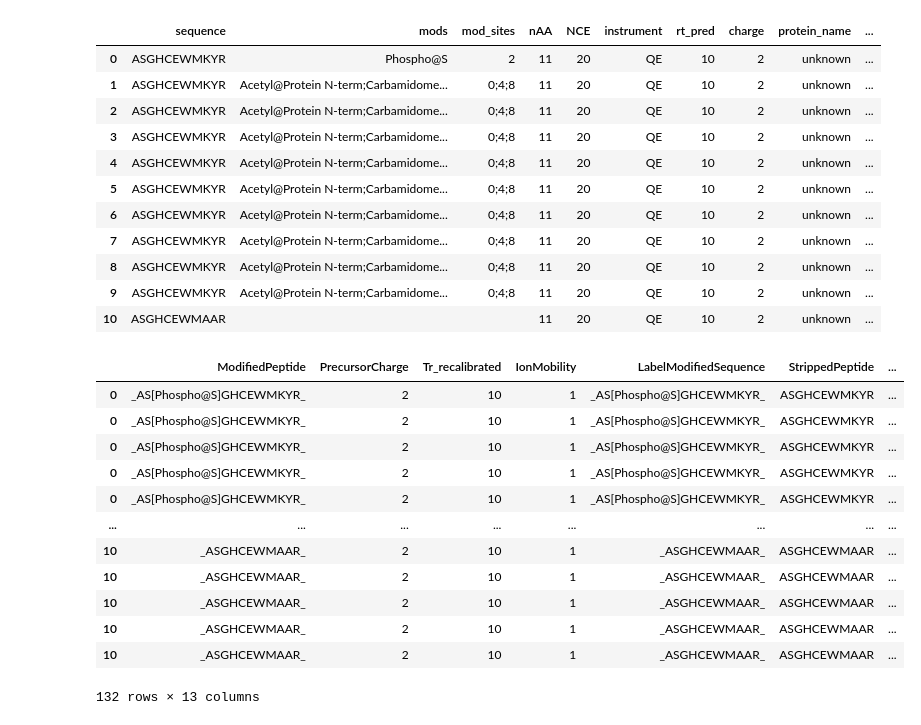
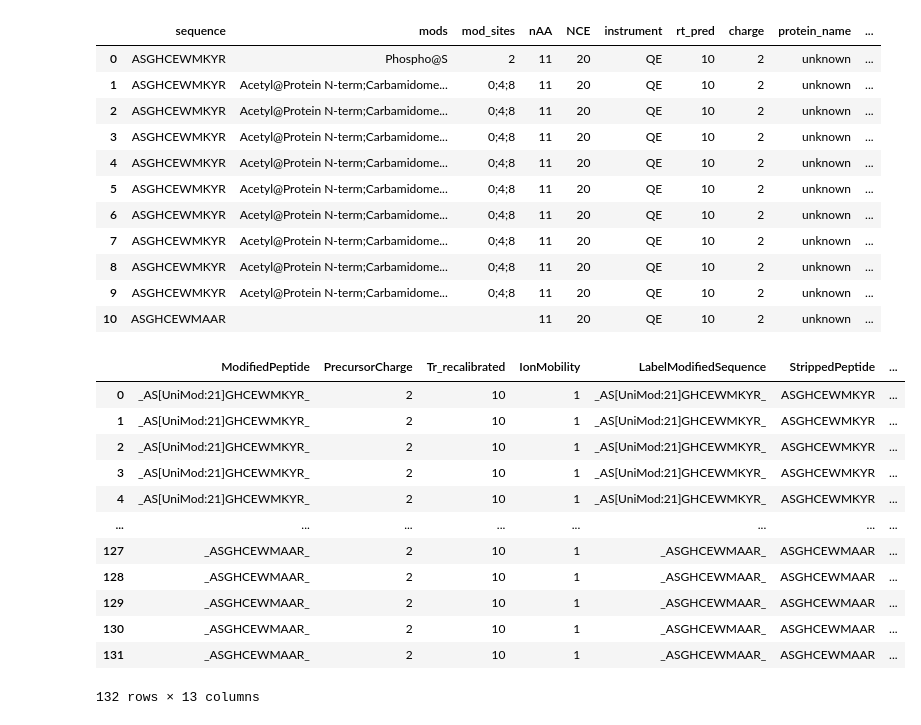
Before and after one commit to MannLabs/alphapeptdeep, a Jupyter notebook: nbdev_nbs/spec_lib/translate.ipynb, the cells around one changed output. Saved outputs shown, nothing was run; the diff lists cells and outputs as text; code cells hidden in the pictures.

```diff
--- a/nbdev_nbs/spec_lib/translate.ipynb
+++ b/nbdev_nbs/spec_lib/translate.ipynb
@@ -392,14 +392,12 @@ def translate_to_tsv(
     translate_mod_dict:dict = mod_to_unimod_dict,
 ):
     if isinstance(tsv_or_buf, str):
-        f = open(tsv_or_buf, "w")
-    else:
-        f = tsv_or_buf
+        with open(tsv_or_buf, "w"): pass
     _speclib = SpecLibBase()
     _speclib._fragment_intensity_df = speclib._fragment_intensity_df
     _speclib._fragment_mz_df = speclib._fragment_mz_df
     precursor_df = speclib._precursor_df
-    for i in tqdm.tqdm(range(0, len(speclib._precursor_df), batch_size)):
+    for i in tqdm.tqdm(range(0, len(precursor_df), batch_size)):
         _speclib._precursor_df = precursor_df.iloc[i:i+batch_size]
         df = speclib_to_single_df(
             _speclib, translate_mod_dict=translate_mod_dict,
@@ -410,9 +408,7 @@ def translate_to_tsv(
             min_frag_nAA=min_frag_nAA,
             verbose=False
         )
-        df.to_csv(f, header=(i==0), sep="\t", index=False)
-    if isinstance(tsv_or_buf, str):
-        f.close()
+        df.to_csv(tsv_or_buf, header=(i==0), sep="\t", mode='a', index=False)
 # %%
 from alphabase.peptide.fragment import create_fragment_mz_dataframe
 repeat = 10
@@ -483,19 +479,20 @@ assert len(ddf) == len(speclib_sdf)
 assert ddf.StrippedPeptide.values[0] == speclib_sdf.StrippedPeptide.values[0]
 assert ddf.StrippedPeptide.values[-1] == speclib_sdf.StrippedPeptide.values[-1]
 assert ddf.PrecursorCharge.dtype==np.int
-# %%
-df
-# %% [output]
-|  | ModifiedPeptide | PrecursorCharge | Tr_recalibrated | IonMobility | LabelModifiedSequence | StrippedPeptide | ... |
-| 0 | _AS[Phospho@S]GHCEWMKYR_ | 2 | 10 | 1 | _AS[Phospho@S]GHCEWMKYR_ | ASGHCEWMKYR | ... |
-| 0 | _AS[Phospho@S]GHCEWMKYR_ | 2 | 10 | 1 | _AS[Phospho@S]GHCEWMKYR_ | ASGHCEWMKYR | ... |
-| 0 | _AS[Phospho@S]GHCEWMKYR_ | 2 | 10 | 1 | _AS[Phospho@S]GHCEWMKYR_ | ASGHCEWMKYR | ... |
-| 0 | _AS[Phospho@S]GHCEWMKYR_ | 2 | 10 | 1 | _AS[Phospho@S]GHCEWMKYR_ | ASGHCEWMKYR | ... |
-| 0 | _AS[Phospho@S]GHCEWMKYR_ | 2 | 10 | 1 | _AS[Phospho@S]GHCEWMKYR_ | ASGHCEWMKYR | ... |
-| ... | ... | ... | ... | ... | ... | ... | ... |
-| 10 | _ASGHCEWMAAR_ | 2 | 10 | 1 | _ASGHCEWMAAR_ | ASGHCEWMAAR | ... |
-| 10 | _ASGHCEWMAAR_ | 2 | 10 | 1 | _ASGHCEWMAAR_ | ASGHCEWMAAR | ... |
-| 10 | _ASGHCEWMAAR_ | 2 | 10 | 1 | _ASGHCEWMAAR_ | ASGHCEWMAAR | ... |
-| 10 | _ASGHCEWMAAR_ | 2 | 10 | 1 | _ASGHCEWMAAR_ | ASGHCEWMAAR | ... |
-| 10 | _ASGHCEWMAAR_ | 2 | 10 | 1 | _ASGHCEWMAAR_ | ASGHCEWMAAR | ... |
-132 rows × 13 columns
+# %%
+#hide
+ddf
+# %% [output]
+|  | ModifiedPeptide | PrecursorCharge | Tr_recalibrated | IonMobility | LabelModifiedSequence | StrippedPeptide | ... |
+| 0 | _AS[UniMod:21]GHCEWMKYR_ | 2 | 10 | 1 | _AS[UniMod:21]GHCEWMKYR_ | ASGHCEWMKYR | ... |
+| 1 | _AS[UniMod:21]GHCEWMKYR_ | 2 | 10 | 1 | _AS[UniMod:21]GHCEWMKYR_ | ASGHCEWMKYR | ... |
+| 2 | _AS[UniMod:21]GHCEWMKYR_ | 2 | 10 | 1 | _AS[UniMod:21]GHCEWMKYR_ | ASGHCEWMKYR | ... |
+| 3 | _AS[UniMod:21]GHCEWMKYR_ | 2 | 10 | 1 | _AS[UniMod:21]GHCEWMKYR_ | ASGHCEWMKYR | ... |
+| 4 | _AS[UniMod:21]GHCEWMKYR_ | 2 | 10 | 1 | _AS[UniMod:21]GHCEWMKYR_ | ASGHCEWMKYR | ... |
+| ... | ... | ... | ... | ... | ... | ... | ... |
+| 127 | _ASGHCEWMAAR_ | 2 | 10 | 1 | _ASGHCEWMAAR_ | ASGHCEWMAAR | ... |
+| 128 | _ASGHCEWMAAR_ | 2 | 10 | 1 | _ASGHCEWMAAR_ | ASGHCEWMAAR | ... |
+| 129 | _ASGHCEWMAAR_ | 2 | 10 | 1 | _ASGHCEWMAAR_ | ASGHCEWMAAR | ... |
+| 130 | _ASGHCEWMAAR_ | 2 | 10 | 1 | _ASGHCEWMAAR_ | ASGHCEWMAAR | ... |
+| 131 | _ASGHCEWMAAR_ | 2 | 10 | 1 | _ASGHCEWMAAR_ | ASGHCEWMAAR | ... |
+132 rows × 13 columns
```
Also changed, not shown: 1 other file.
